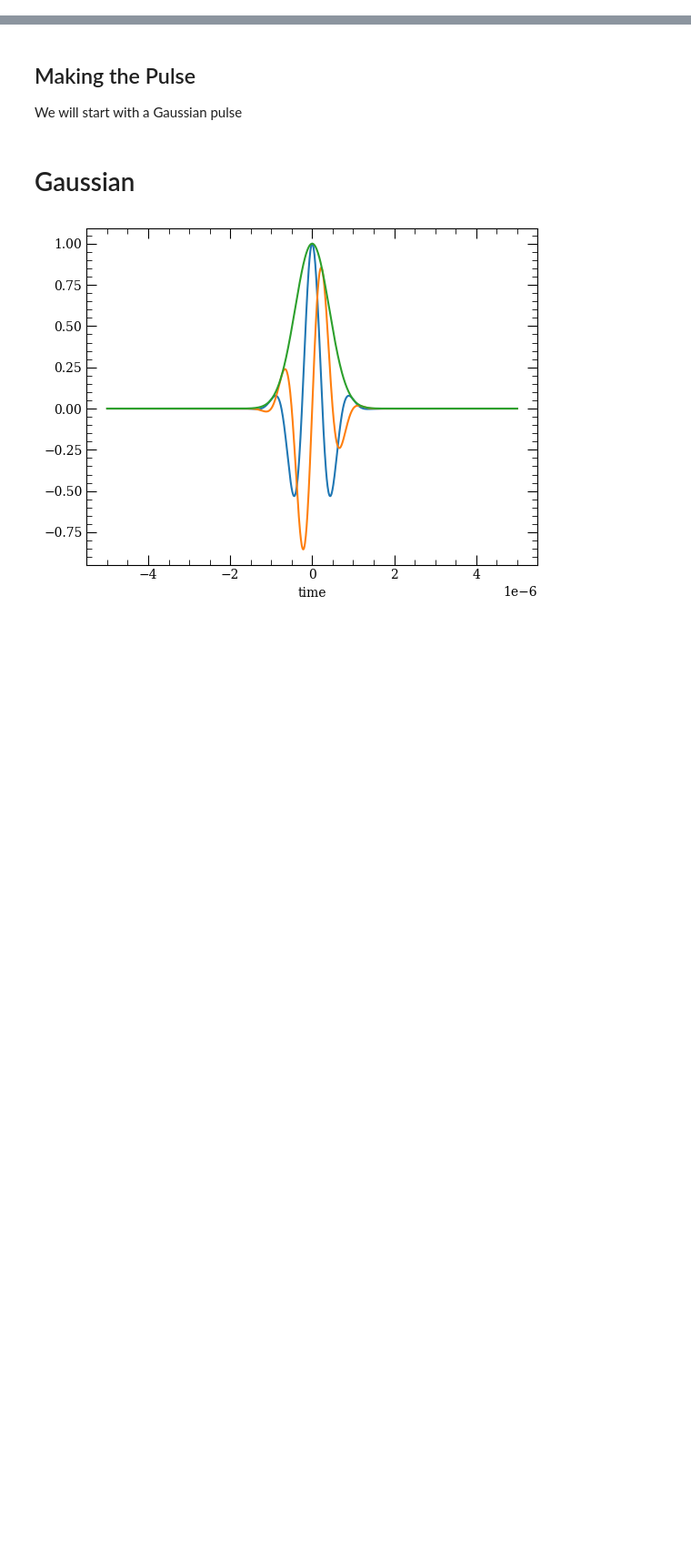
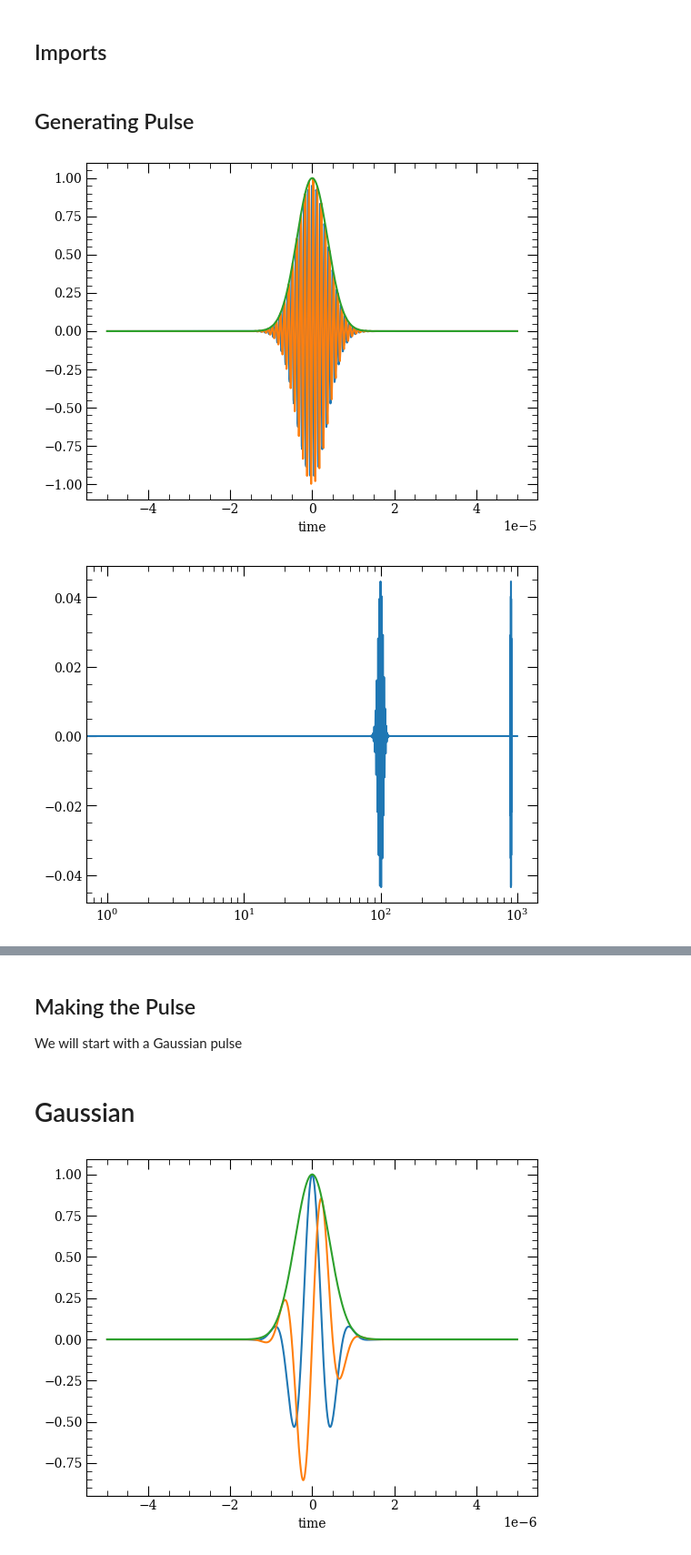
Before and after one commit to asaunders-uob/Rydberg, a Jupyter notebook: PyCode/Pulses of light.ipynb, the cells around one changed output, grey strips where cells are left out. Shown at 91% size. Drawn from its saved outputs; the diff is of its cells as text; code cells hidden in the pictures; blank space fills up the shorter version.

```diff
--- a/PyCode/Pulses of light.ipynb
+++ b/PyCode/Pulses of light.ipynb
@@ -6,3 +22,5 @@ We have already had a look at how constant E field interact with a three level a
+# %% [markdown]
+## Imports
 # %%
 import matplotlib.pyplot as plt
 import matplotlib as mpl
@@ -18,2 +37,25 @@ from scipy.fft import fft, ifft, fftfreq, irfft
 
 %matplotlib inline
+# %% [markdown]
+
+## Generating Pulse
+# %%
+N = 1000
+T = 1E-4
+
+times = np.linspace(-T/2,T/2,N)
+
+gaus_sig,imag_gaus,y_env = signal.gausspulse(times,fc = 1E6, bw = 0.1,retquad=True,retenv=True)
+freq = ifft(gaus_sig)
+
+plt.plot(times,gaus_sig)
+plt.plot(times,imag_gaus)
+plt.plot(times,y_env)
+plt.xlabel("time")
+plt.show()
+
+plt.plot(freq)
+plt.xscale('log')
+# %% [output]
+[figure, added]
+[figure, added]
```
Also changed, not shown: parts of 26 cells of this notebook, 1 other file.
